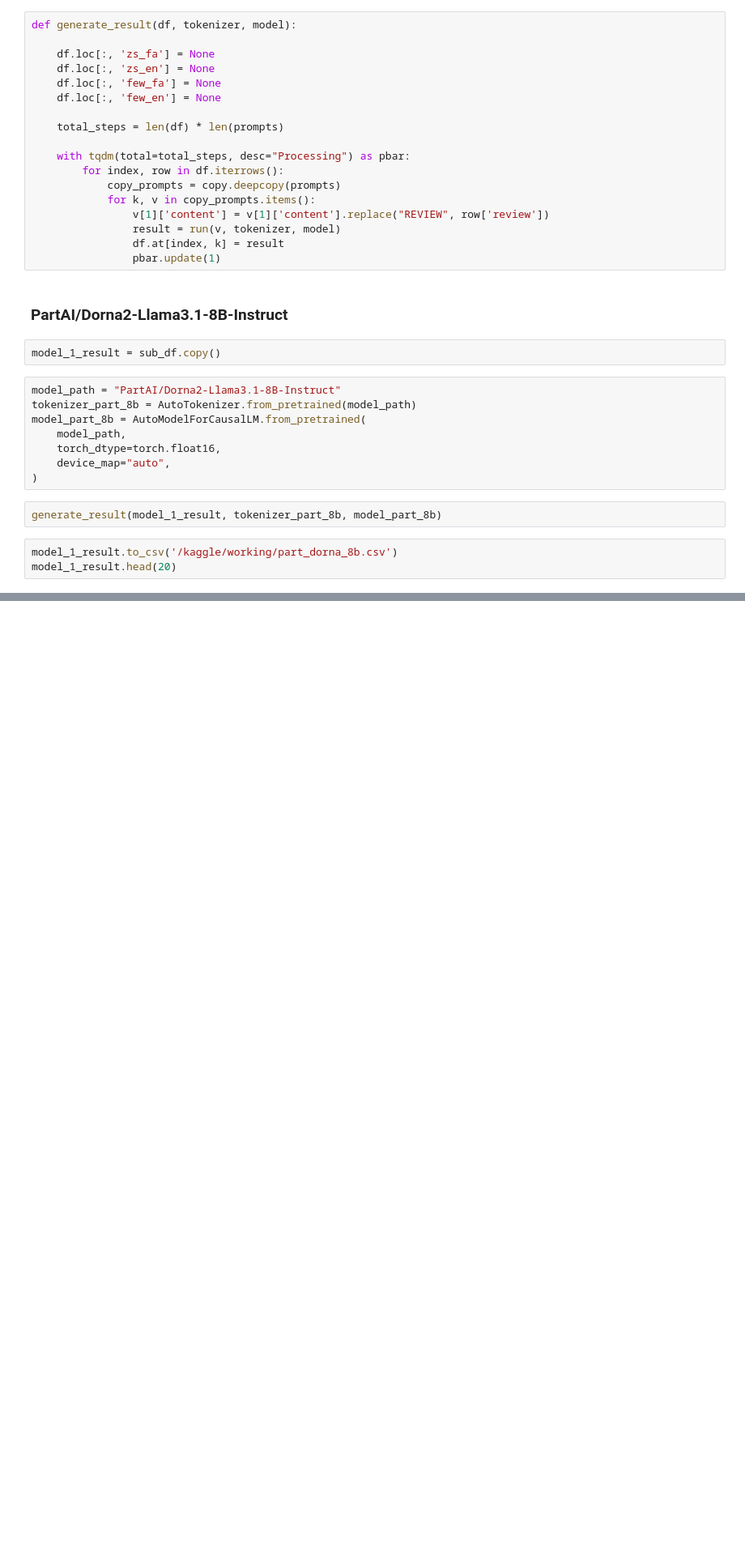
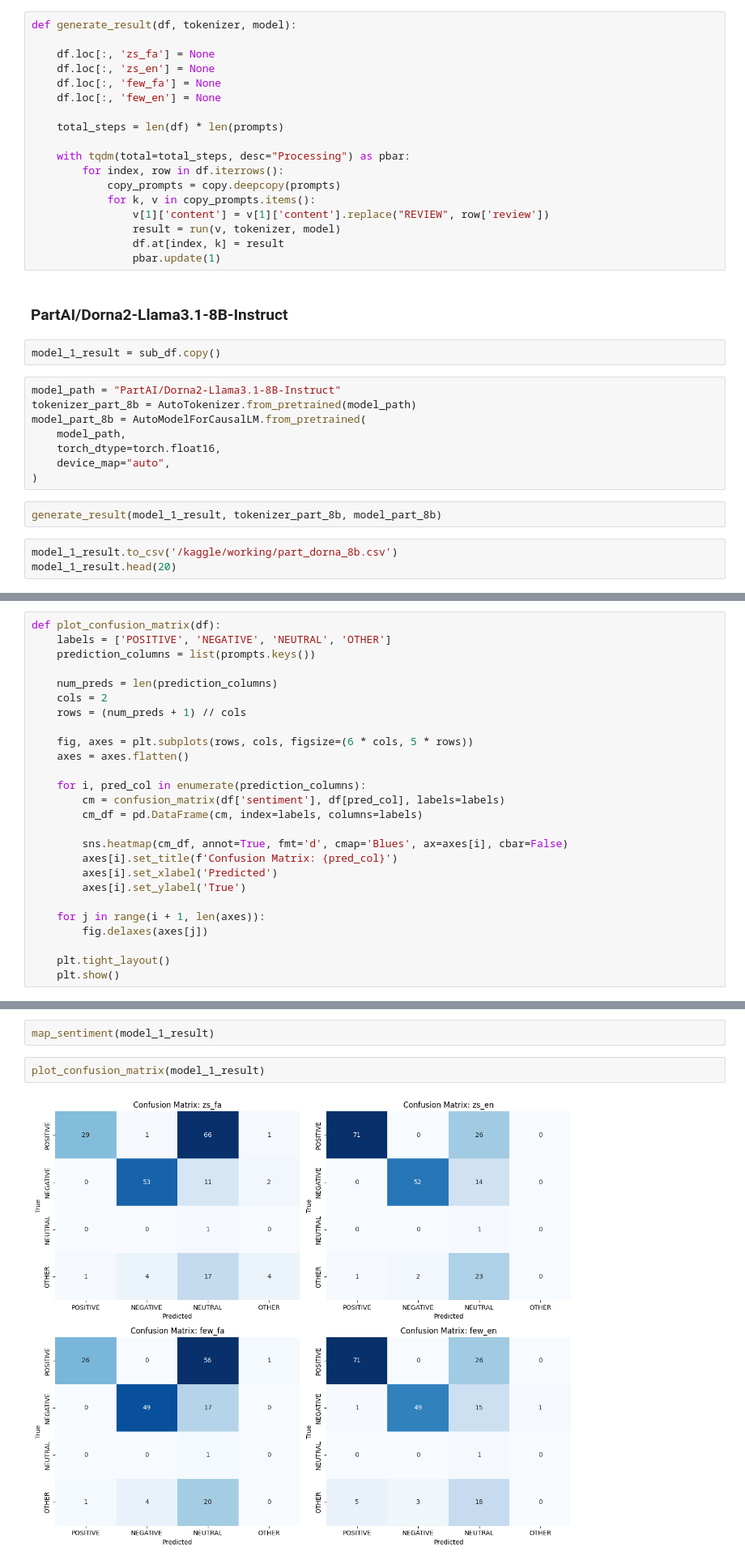
Before and after one commit to shayantabatabaee/llm-sentiment-analysis, a Jupyter notebook: llm-sentiment-analysis.ipynb, the cells around one changed output, grey strips where cells are left out. Shown at 81% size. Cells and saved outputs as stored; diff of their text form; blank space fills up the shorter version.

Commit message:
feature: Add classification metrics to compare model output

```diff
--- a/llm-sentiment-analysis.ipynb
+++ b/llm-sentiment-analysis.ipynb
@@ -261,0 +319,26 @@ model_1_result.head(20)
+# %%
+def plot_confusion_matrix(df):
+    labels = ['POSITIVE', 'NEGATIVE', 'NEUTRAL', 'OTHER']
+    prediction_columns = list(prompts.keys())
+
+    num_preds = len(prediction_columns)
+    cols = 2
+    rows = (num_preds + 1) // cols
+
+    fig, axes = plt.subplots(rows, cols, figsize=(6 * cols, 5 * rows))
+    axes = axes.flatten()
+
+    for i, pred_col in enumerate(prediction_columns):
+        cm = confusion_matrix(df['sentiment'], df[pred_col], labels=labels)
+        cm_df = pd.DataFrame(cm, index=labels, columns=labels)
+
+        sns.heatmap(cm_df, annot=True, fmt='d', cmap='Blues', ax=axes[i], cbar=False)
+        axes[i].set_title(f'Confusion Matrix: {pred_col}')
+        axes[i].set_xlabel('Predicted')
+        axes[i].set_ylabel('True')
+
+    for j in range(i + 1, len(axes)):
+        fig.delaxes(axes[j])
+
+    plt.tight_layout()
+    plt.show()
@@ -261,0 +379,6 @@ model_1_result.head(20)
+# %%
+map_sentiment(model_1_result)
+# %%
+plot_confusion_matrix(model_1_result)
+# %% [output]
+[figure, added]
```
Also changed, not shown: parts of 10 cells of this notebook.
